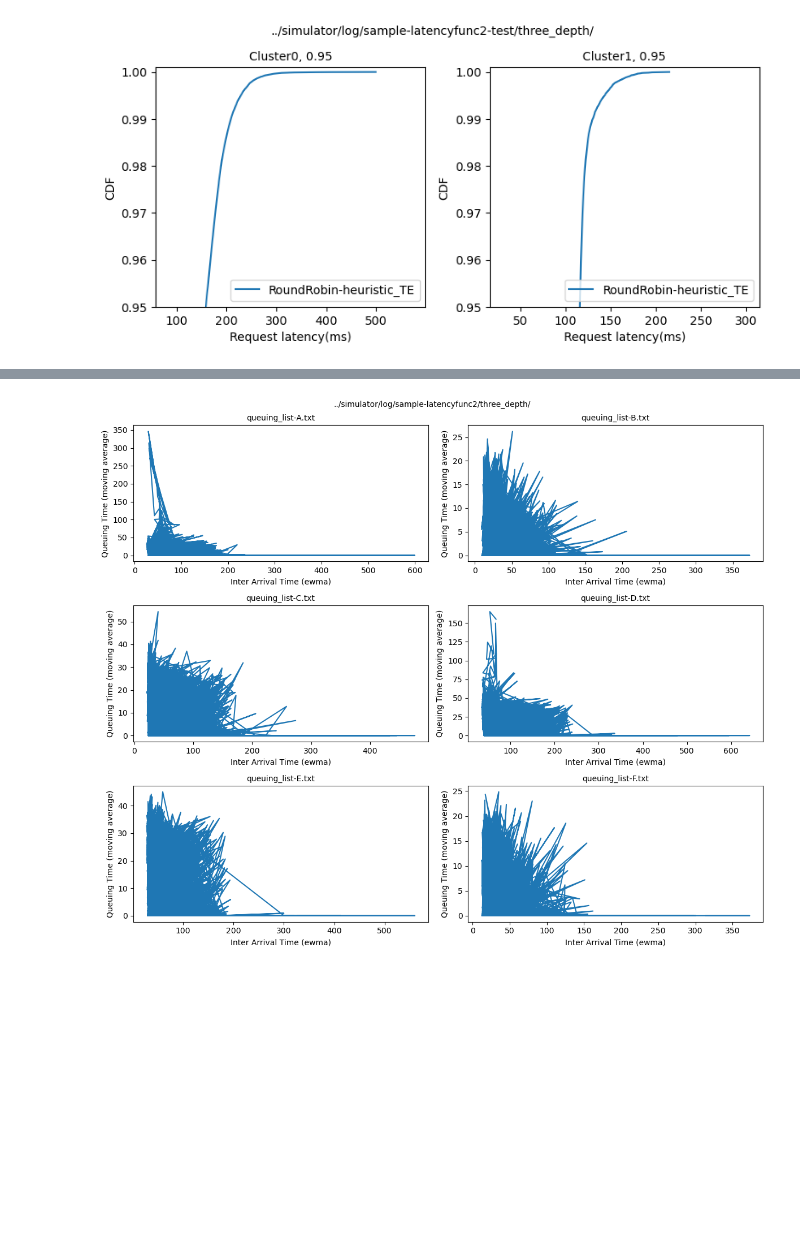
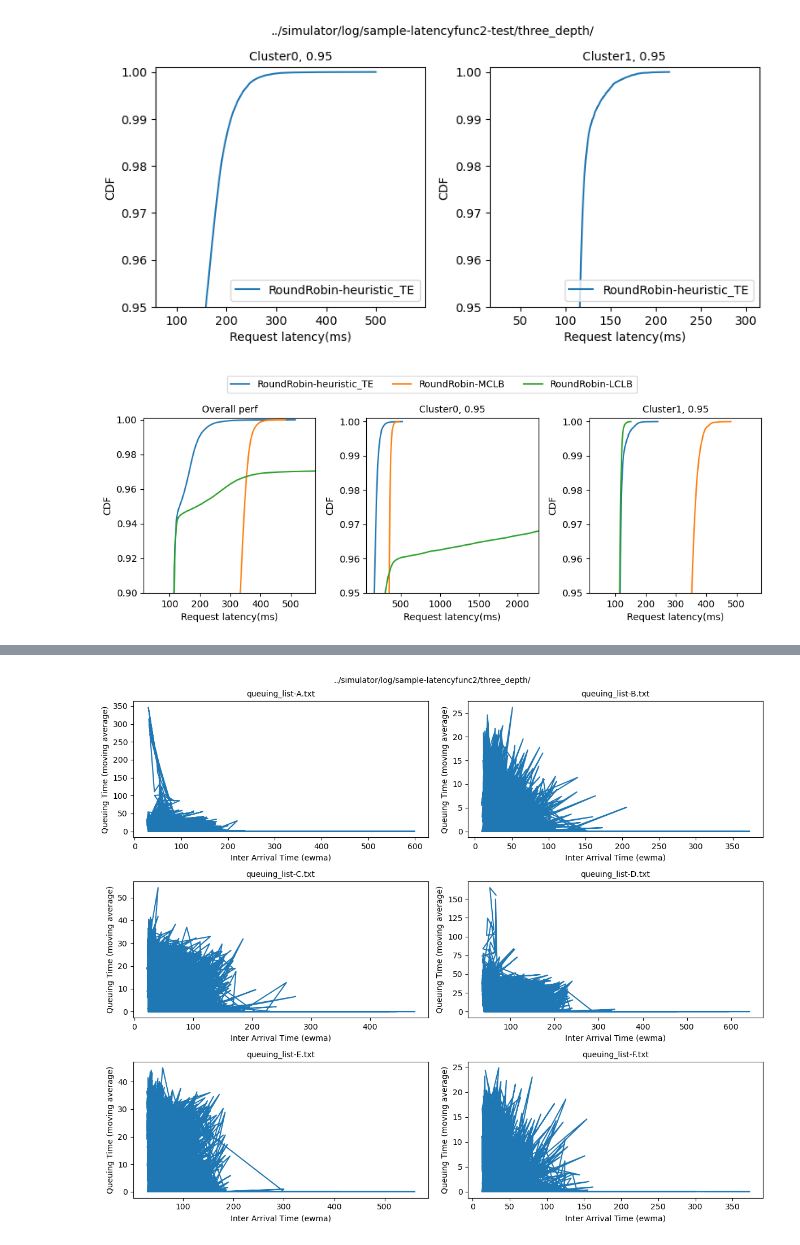
Before and after one commit to netarch/slate-sim, a Jupyter notebook: plot/plot_latency.ipynb, the cells around one changed output, grey strips where cells are left out. Cells and saved outputs as stored; diff of their text form; code cells hidden in the pictures; blank space fills up the shorter version.

```diff
--- a/plot/plot_latency.ipynb
+++ b/plot/plot_latency.ipynb
@@ -291,3 +326,9 @@ plot_latency(common_path, ["RoundRobin-heuristic_TE"])
 [figure]
 [figure]
 [figure]
+# %%
+common_path="../simulator/log/sample/three_depth/"
+plot_latency(common_path, ["RoundRobin-heuristic_TE", "RoundRobin-MCLB", "RoundRobin-LCLB"])
+# plot_latency(common_path, ["LeastRequest-heuristic_TE", "LeastRequest-MCLB", "LeastRequest-LCLB"])
+# %% [output]
+[figure, added]
```
Also changed, not shown: parts of 4 cells of this notebook.
